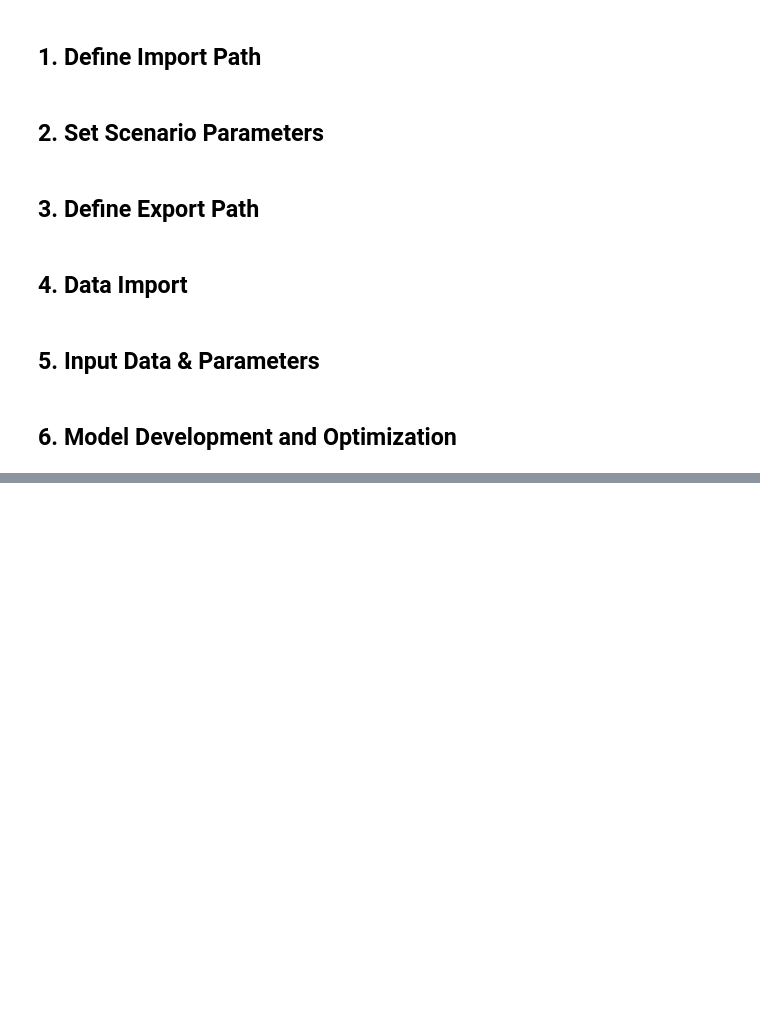
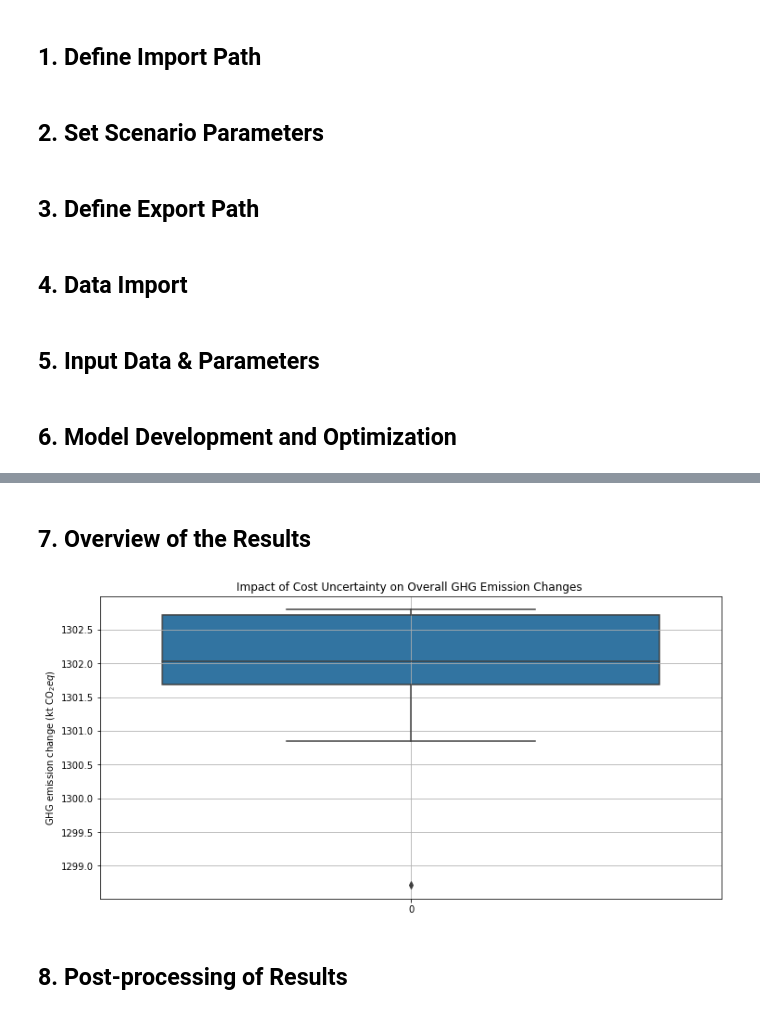
Before and after one commit to JINNIL16/EnerSludge, a Jupyter notebook: MSWIP_MWWTP_Pathways.ipynb, the cells around one changed output, grey strips where cells are left out. Drawn from its saved outputs; the diff is of its cells as text; code cells hidden in the pictures; blank space fills up the shorter version.

```diff
--- a/MSWIP_MWWTP_Pathways.ipynb
+++ b/MSWIP_MWWTP_Pathways.ipynb
@@ -98,11 +103,17 @@ GHG_SludgeTrans = 0.123/1000 # sludge transport (tCO2eq/km)
 GHG_Elec_province = dict(zip(df_intesity['Province'], df_intesity['GHG_emis_tCO2eq/kWh'])) # grid electricity (tCO2eq/kWh)
 # %%
 # The k-th MSWIP's GHG emission factor derived from local grid averages: GHG_Elec_waste[k]
+Ele_Price_province = dict(zip(df_intesity['Province'], df_intesity['price_CNY/kWh']))
 
 region_k = df_plant_waste['Pro_en']
 GHG_Elec_waste = dict()
+R_cowaste = dict()
+Loss_cowaste = dict()
+
 for k in range(len(region_k)):
     GHG_Elec_waste[k] = GHG_Elec_province[region_k[k]]
+    R_cowaste[k] = (10*0.21*277.78) * Ele_Price_province[region_k[k]]
+    Loss_cowaste[k] = 11.66 * Ele_Price_province[region_k[k]]
 # %%
 # The available volume of dewatered sludge generated by the i-th MWWTP in the m-th month: SludgeSupply[i,m]
 # The weighted average emission factor for original disposal approaches: SludgeTreatmentfactor[i,m]
@@ -134,15 +150,13 @@ for k in range(len(month_WWTP)):
         wwtp_counter = wwtp_counter + 1
 # %%
 # The weighted average net cost for original disposal approaches: NC_old[i,num]
+# The total cost for sludge co-firing in MSWIPs: NC_cowaste
 
 NC_old = df_nc.set_index(['num', 'FID', 'm'])['value'].to_dict()
+
+TC_cowaste = dict()
+for num in range(num_samples):
+    TC_cowaste[num] = df_NC_cowaste['TC_cowaste'][num]
-# %%
-# The net cost for sludge co-firing in MSWIPs: NC_cowaste
-
-NC_cowaste = dict()
-
-for num in range(num_samples):
-    NC_cowaste[num] = df_NC_cowaste['NC_cowaste'][num]
 # %%
 # The maximum monthly co-firing capacity for the k-th MSWIP: SludgeDemand_MSWIP[k,m]
 
@@ -334,7 +360,7 @@ for num in range(num_samples):
     log_filepath = os.path.join(log_dir, log_filename)
 
 
-    model,weight_mswip,z_mswip,obj_value,obj1_val,obj2_val,obj3_val,obj4_val = Optimize_GHG_01_Nation(num,log_filepath)
+    model,weight_mswip,z_mswip,obj_value,obj7_val,obj8_val,obj9_val,obj10_val,obj11_val = Optimize_GHG_01_Nation(num,log_filepath)
 
 
    # Obtain the value of decision variables
@@ -364,10 +390,11 @@ for num in range(num_samples):
     unit_obj.append({
         'num':num,
         'obj_value':obj_value,
-        'obj1': obj1_val,
-        'obj2': obj2_val,
-        'obj3': obj3_val,
-        'obj4': obj4_val,
+        'obj7': obj7_val,
+        'obj8': obj8_val,
+        'obj9': obj9_val,
+        'obj10': obj10_val,
+        'obj11': obj11_val,
         'opt_weight_mswip':w_mswip,
         'n_mswip': n_mswip
         })
@@ -378,0 +424,20 @@ df_unit_obj.to_csv(file_result,index=False)
+# %% [markdown]
+## 7. Overview of the Results
+# %%
+# df_unit_obj = pd.read_csv(os.path.join(folder_GHG / r"analysis/df_unit_obj_02.csv"))
+df_unit_obj['obj_value'] = -df_unit_obj['obj_value']
+
+plt.figure(figsize=(12, 6))
+sns.boxplot(data=df_unit_obj['obj_value'])
+plt.title('Impact of Cost Uncertainty on Overall GHG Emission Changes ')
+plt.ylabel('GHG emission change (kt CO$_2eq$)')
+plt.grid(True)
+
+analysis_folder = os.path.join(folder_GHG, "analysis")
+os.makedirs(analysis_folder, exist_ok=True)
+plt.savefig(os.path.join(analysis_folder,f'Overall GHG Emission Changes_{num_samples}.png'))
+plt.show()
+# %% [output]
+[figure, added]
+# %% [markdown]
+## 8. Post-processing of Results
```
Also changed, not shown: parts of 14 cells of this notebook, 1 other file.
